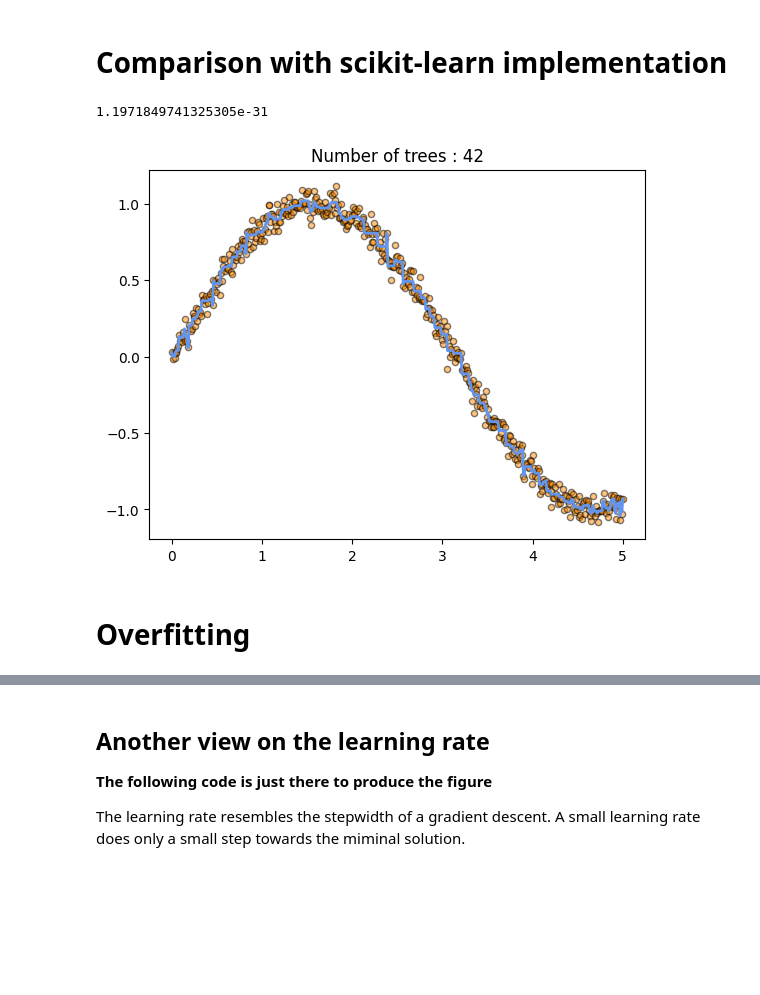
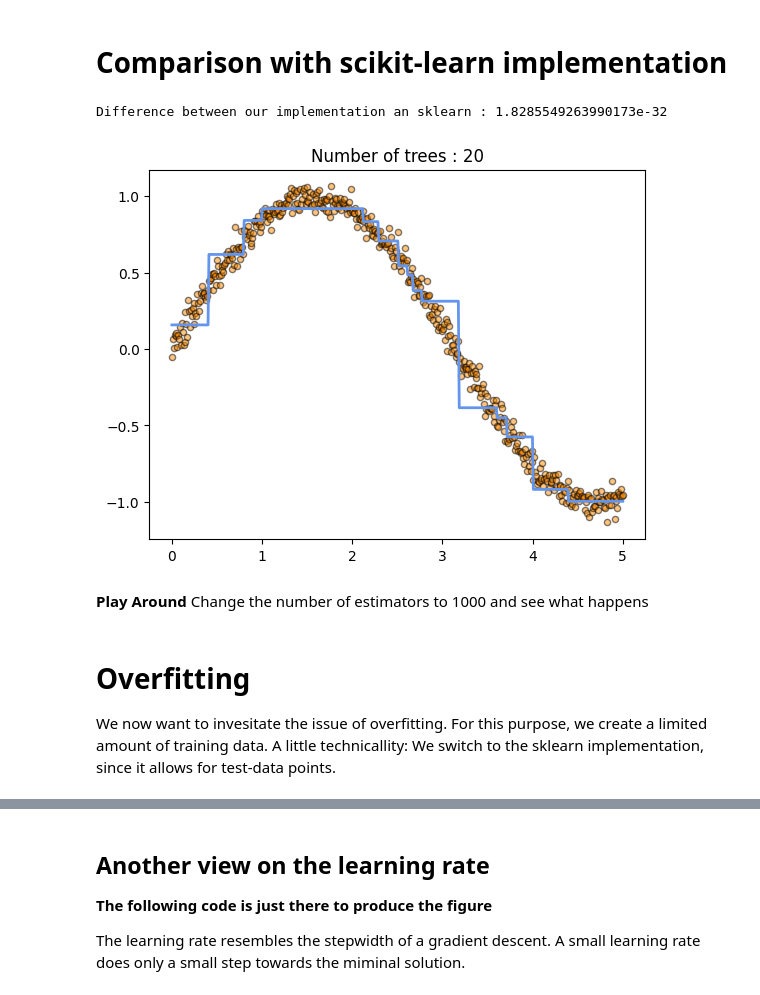
Before and after one commit to ioskn/mldl_htwg, a Jupyter notebook: boosting/Least_Square_Boosting.ipynb, the cells around one changed output, grey strips where cells are left out. Saved outputs shown, nothing was run; the diff lists cells and outputs as text; code cells hidden in the pictures; blank space fills up the shorter version.

```diff
--- a/boosting/Least_Square_Boosting.ipynb
+++ b/boosting/Least_Square_Boosting.ipynb
@@ -61,27 +67,32 @@ for m in range(3):
 # %% [markdown]
 # Comparison with scikit-learn implementation
 # %%
-LR = 1.0 #Change to lower values
+LR = 1 #Change to lower values (see later)
+n_estimators = 20 #Number of trees
 # %%
 fx = np.zeros(num_data) #See Step 1 in Algo 10.2
-for m in range(1000):
+for m in range(n_estimators):
     tree = DecisionTreeRegressor(max_depth=1)
     res = y - fx #Calculation of the rediduals
     tree.fit(X, res) #Fitting to the residuals (Steps 2a)
     fx = fx + LR * tree.predict(X) #The new predictions (Step 2b) with LR
 # %%
 from sklearn.ensemble import GradientBoostingRegressor
-est = GradientBoostingRegressor(n_estimators=1000, learning_rate=LR,
+est = GradientBoostingRegressor(n_estimators=n_estimators, learning_rate=LR,
                                 max_depth=1, random_state=0, loss='ls')
 est.fit(X, y)
 ypred = est.predict(X)
-plot_current_f(X,y,ypred, 42)
-np.mean((fx - ypred)**2)
+plot_current_f(X,y,ypred, n_estimators)
+print("Difference between our implementation an sklearn :", np.mean((fx - ypred)**2))
 # %% [output]
-1.1971849741325305e-31
+Difference between our implementation an sklearn : 1.8285549263990173e-32
-[figure, old version]
+[figure, new version]
-# %% [markdown]
-# Overfitting
+# %% [markdown]
+**Play Around** Change the number of estimators to 1000 and see what happens
+# %% [markdown]
+# Overfitting
+
+We now want to invesitate the issue of overfitting. For this purpose, we create a limited amount of training data. A little technicallity: We switch to the sklearn implementation, since it allows for test-data points.
 # %%
 def create_data():
     X = np.sort(5 * rng.rand(80, 1), axis=0)
```
Also changed, not shown: parts of 9 cells of this notebook.
